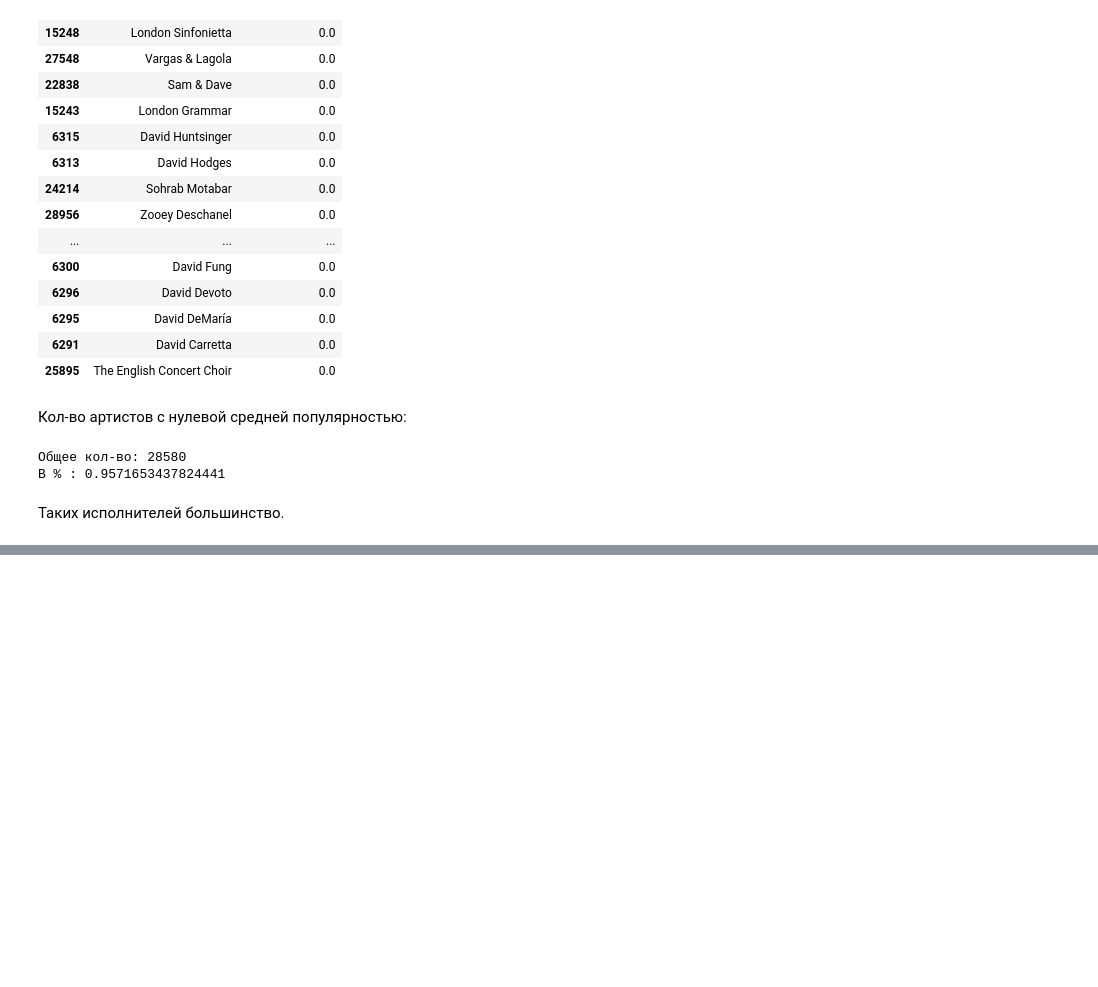
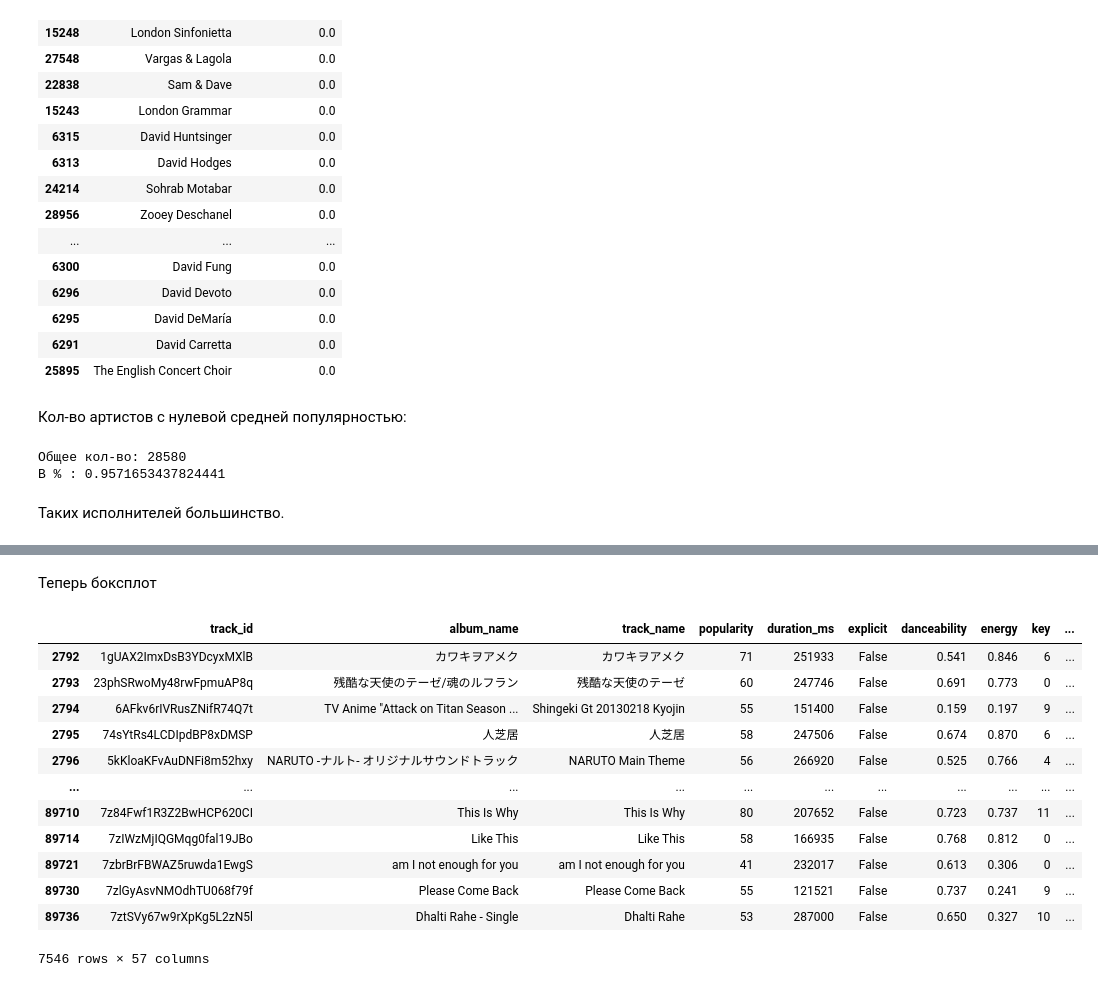
Before and after one commit to PieceOfBulka/gp5, a Jupyter notebook: eda_task_1.ipynb, the cells around one changed output, grey strips where cells are left out. Cells and saved outputs as stored; diff of their text form; code cells hidden in the pictures; blank space fills up the shorter version.

```diff
--- a/eda_task_1.ipynb
+++ b/eda_task_1.ipynb
@@ -826,0 +918,20 @@ print(f"В % : {len(artist_mean_popularity[artist_mean_popularity['mean_populari
+# %% [markdown]
+Теперь боксплот
+# %%
+most_popular_gengers = genre_analysis.head(10).index
+
+df[df['track_genre'].isin(most_popular_gengers)]
+# %% [output]
+|  | track_id | album_name | track_name | popularity | duration_ms | explicit | danceability | energy | key | ... |
+| 2792 | 1gUAX2ImxDsB3YDcyxMXlB | カワキヲアメク | カワキヲアメク | 71 | 251933 | False | 0.541 | 0.846 | 6 | ... |
+| 2793 | 23phSRwoMy48rwFpmuAP8q | 残酷な天使のテーゼ/魂のルフラン | 残酷な天使のテーゼ | 60 | 247746 | False | 0.691 | 0.773 | 0 | ... |
+| 2794 | 6AFkv6rIVRusZNifR74Q7t | TV Anime "Attack on Titan Season ... | Shingeki Gt 20130218 Kyojin | 55 | 151400 | False | 0.159 | 0.197 | 9 | ... |
+| 2795 | 74sYtRs4LCDIpdBP8xDMSP | 人芝居 | 人芝居 | 58 | 247506 | False | 0.674 | 0.870 | 6 | ... |
+| 2796 | 5kKloaKFvAuDNFi8m52hxy | NARUTO -ナルト- オリジナルサウンドトラック | NARUTO Main Theme | 56 | 266920 | False | 0.525 | 0.766 | 4 | ... |
+| ... | ... | ... | ... | ... | ... | ... | ... | ... | ... | ... |
+| 89710 | 7z84Fwf1R3Z2BwHCP620CI | This Is Why | This Is Why | 80 | 207652 | False | 0.723 | 0.737 | 11 | ... |
+| 89714 | 7zIWzMjIQGMqg0fal19JBo | Like This | Like This | 58 | 166935 | False | 0.768 | 0.812 | 0 | ... |
+| 89721 | 7zbrBrFBWAZ5ruwda1EwgS | am I not enough for you | am I not enough for you | 41 | 232017 | False | 0.613 | 0.306 | 0 | ... |
+| 89730 | 7zlGyAsvNMOdhTU068f79f | Please Come Back | Please Come Back | 55 | 121521 | False | 0.737 | 0.241 | 9 | ... |
+| 89736 | 7ztSVy67w9rXpKg5L2zN5l | Dhalti Rahe - Single | Dhalti Rahe | 53 | 287000 | False | 0.650 | 0.327 | 10 | ... |
+7546 rows × 57 columns
```
Also changed, not shown: parts of 8 cells of this notebook.
